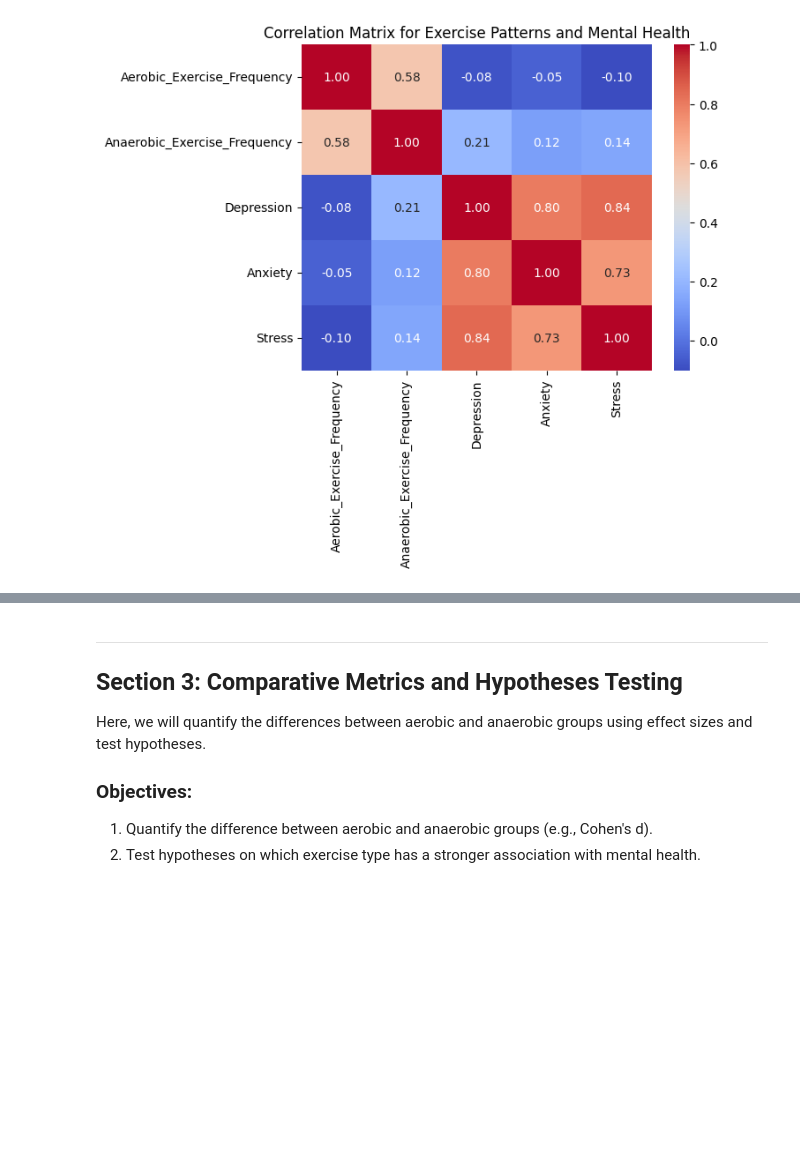
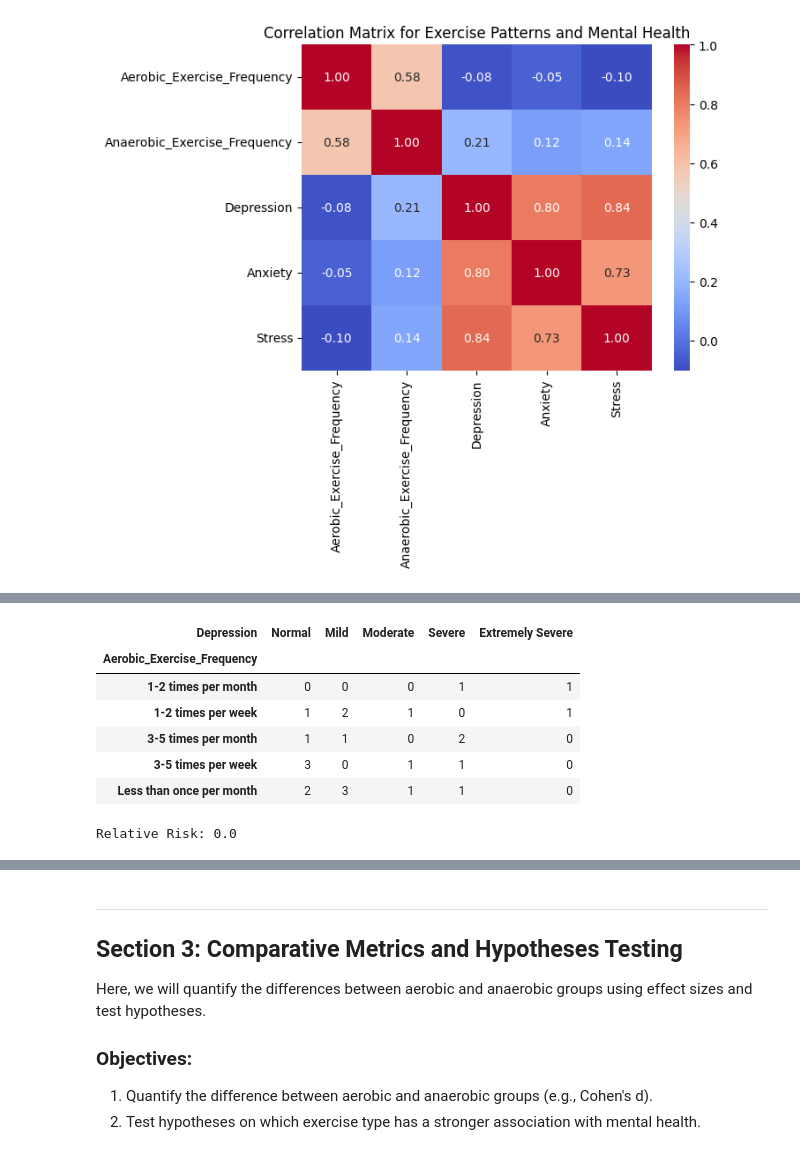
Before and after one commit to Aaron2k02/physical-activity-mental-health-research, a Jupyter notebook: notebook/02_data_analysis.ipynb, the cells around one changed output, grey strips where cells are left out. Cells and saved outputs as stored; diff of their text form; code cells hidden in the pictures; blank space fills up the shorter version.

```diff
--- a/notebook/02_data_analysis.ipynb
+++ b/notebook/02_data_analysis.ipynb
@@ -299,0 +343,19 @@ plt.show()
+# %%
+# Prepare binary outcome: Severe vs Non-Severe Depression
+cleaned_survey_df['Severe_Depression'] = cleaned_survey_df['Depression'].apply(lambda x: 1 if x in ['Severe', 'Extremely Severe'] else 0)
+
+# Define predictors and outcome
+predictors = ['Aerobic_Exercise_Frequency', 'Sleep_Quality', 'Academic_Workload']
+X = pd.get_dummies(cleaned_survey_df[predictors], drop_first=True)
+y = cleaned_survey_df['Severe_Depression']
+
+# Fit logistic regression
+model = LogisticRegression()
+model.fit(X, y)
+
+# Odds ratios
+odds_ratios = pd.DataFrame({
+    'Feature': X.columns,
+    'Odds Ratio': np.exp(model.coef_[0])
+})
+print(odds_ratios)
@@ -299,0 +376,11 @@ plt.show()
+# %%
+# Split data by Gender
+males = cleaned_survey_df[cleaned_survey_df['Gender'] == 'Male']
+females = cleaned_survey_df[cleaned_survey_df['Gender'] == 'Female']
+
+# Calculate odds ratios for each subgroup
+for subgroup, data in {'Male': males, 'Female': females}.items():
+    contingency_table = pd.crosstab(data['Aerobic_Exercise_Frequency'], data['Depression'])
+    print(contingency_table)
+    odds_ratio = (contingency_table.values[0, 0] * contingency_table.values[1, 1]) / (contingency_table.values[0, 1] * contingency_table.values[1, 0])
+    # print(f"Odds Ratio for {subgroup}: {odds_ratio}")
@@ -299,0 +403,18 @@ plt.show()
+# %%
+contingency_table
+# %% [output]
+| Depression | Normal | Mild | Moderate | Severe | Extremely Severe |
+| Aerobic_Exercise_Frequency |  |  |  |  |  |
+| 1-2 times per month | 0 | 0 | 0 | 1 | 1 |
+| 1-2 times per week | 1 | 2 | 1 | 0 | 1 |
+| 3-5 times per month | 1 | 1 | 0 | 2 | 0 |
+| 3-5 times per week | 3 | 0 | 1 | 1 | 0 |
+| Less than once per month | 2 | 3 | 1 | 1 | 0 |
+# %%
+# Calculate relative risk manually
+risk_group_1 = contingency_table.loc['1-2 times per week', 'Severe'] / contingency_table.loc['1-2 times per week'].sum()
+risk_group_2 = contingency_table.loc['Less than once per month', 'Severe'] / contingency_table.loc['Less than once per month'].sum()
+relative_risk = risk_group_1 / risk_group_2
+print(f"Relative Risk: {relative_risk}")
+# %% [output]
+Relative Risk: 0.0
```
Also changed, not shown: parts of 33 cells of this notebook, 2 other files.
